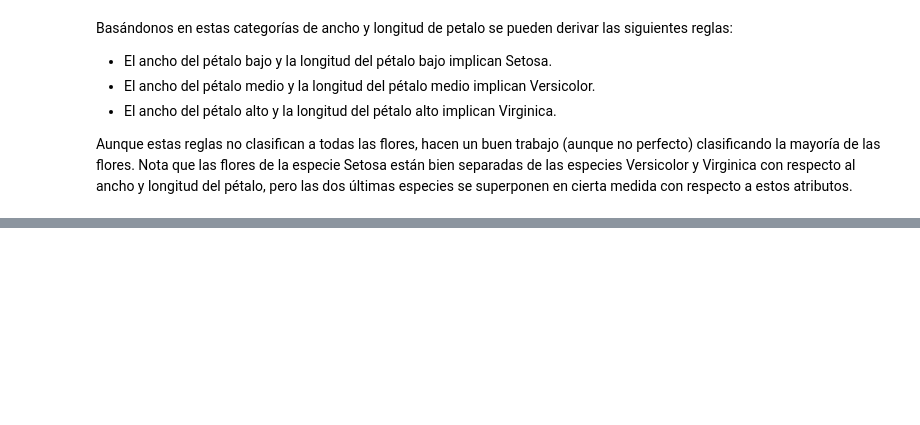
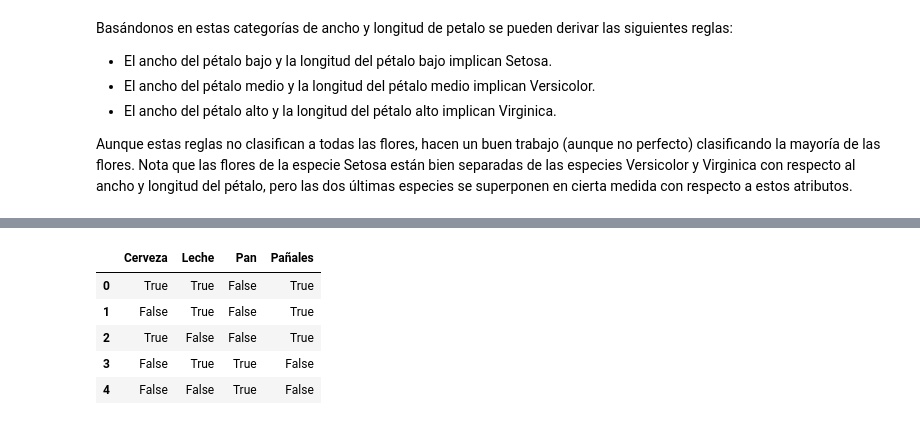
Before and after one commit to davescudero/DataM, a Jupyter notebook: 01_intro/01_intro.ipynb, the cells around one changed output, grey strips where cells are left out. Cells and saved outputs as stored; diff of their text form; code cells hidden in the pictures; blank space fills up the shorter version.

```diff
--- a/01_intro/01_intro.ipynb
+++ b/01_intro/01_intro.ipynb
@@ -163,0 +175,26 @@ Aunque estas reglas no clasifican a todas las flores, hacen un buen trabajo (aun
+# %%
+# Importación de las bibliotecas necesarias
+import pandas as pd
+from mlxtend.preprocessing import TransactionEncoder
+
+# Definición de las transacciones de ejemplo
+transacciones = [
+    ['Leche', 'Pañales', 'Cerveza'],
+    ['Leche', 'Pañales'],
+    ['Cerveza', 'Pañales'],
+    ['Leche', 'Pan'],
+    ['Pan']
+]
+
+# Conversión de las transacciones en un DataFrame con codificación One-Hot
+te = TransactionEncoder()
+te_ary = te.fit(transacciones).transform(transacciones)
+df = pd.DataFrame(te_ary, columns=te.columns_)
+df
+# %% [output]
+|  | Cerveza | Leche | Pan | Pañales |
+| 0 | True | True | False | True |
+| 1 | False | True | False | True |
+| 2 | True | False | False | True |
+| 3 | False | True | True | False |
+| 4 | False | False | True | False |
```
Also changed, not shown: parts of 5 cells of this notebook, 1 other file.
